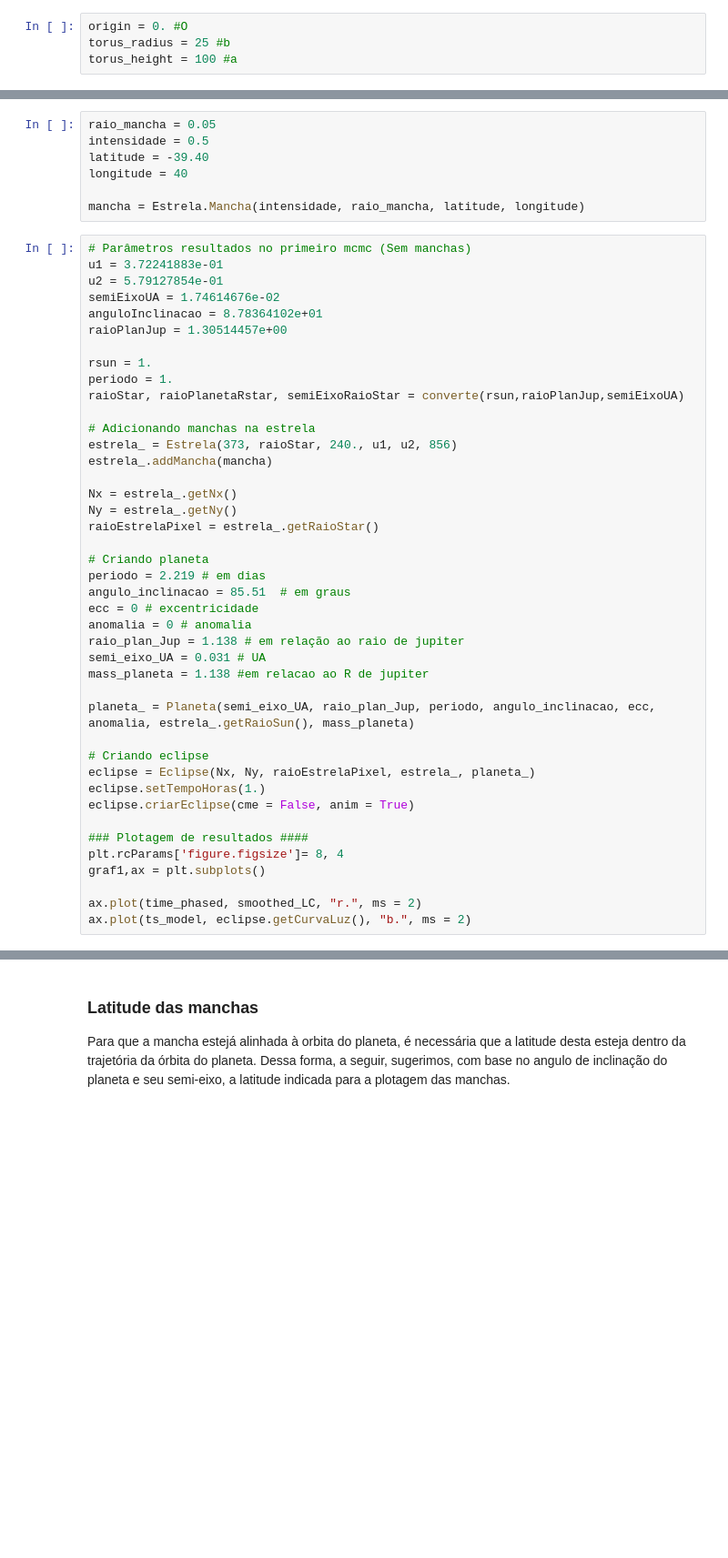
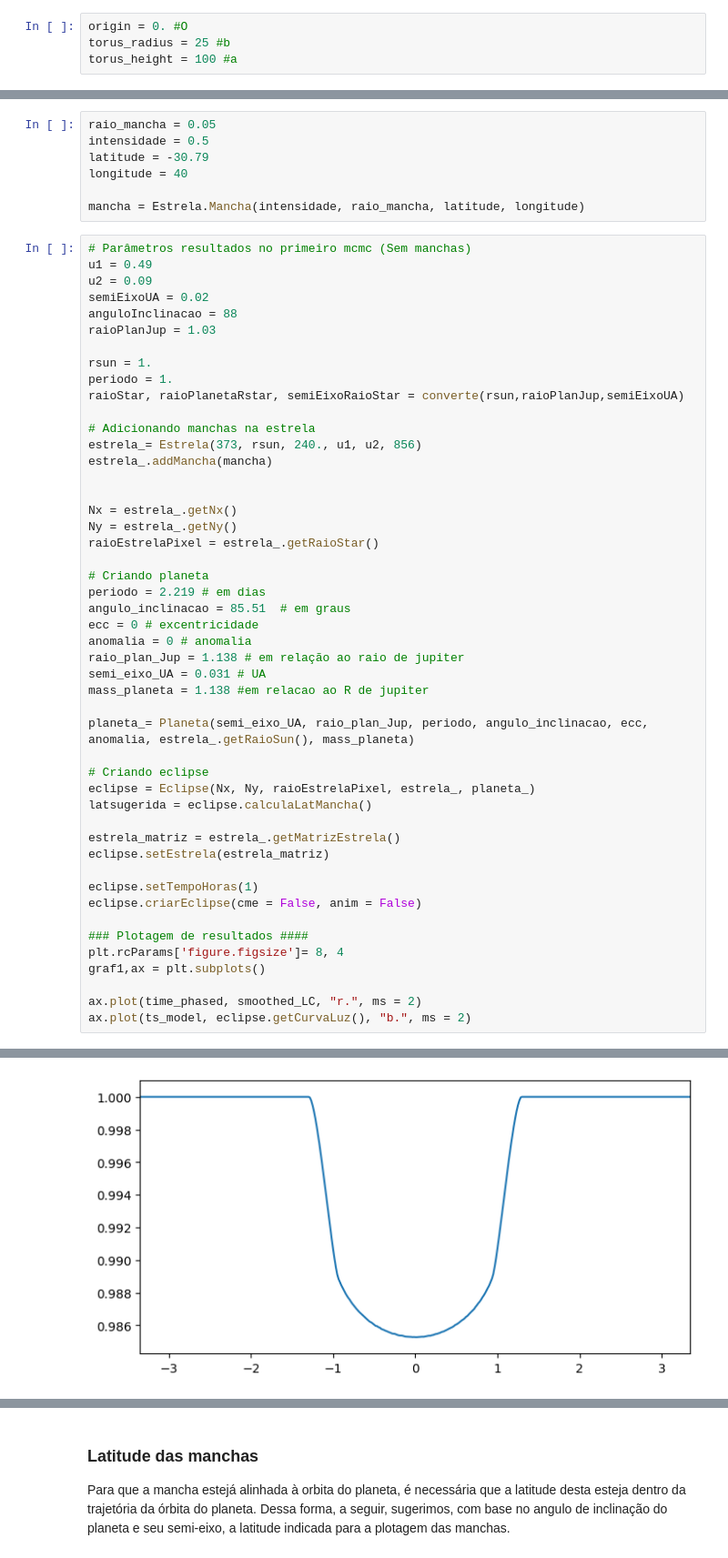
Before and after one commit to Transit-Model-CRAAM/eclipse-model-CME, a Jupyter notebook: Eclipse/main.ipynb, the cells around one changed output, grey strips where cells are left out. Shown: that part at 91% size. Saved outputs shown, nothing was run; the diff lists cells and outputs as text; blank space fills up the shorter version.

```diff
--- a/Eclipse/main.ipynb
+++ b/Eclipse/main.ipynb
@@ -194,25 +196,26 @@ _Ajustes realizados para a aplicação do algoritmo MCMC em uma Estrela manchada
 # %%
 raio_mancha = 0.05
 intensidade = 0.5
-latitude = -39.40
+latitude = -30.79
 longitude = 40
 
 mancha = Estrela.Mancha(intensidade, raio_mancha, latitude, longitude)
 # %%
 # Parâmetros resultados no primeiro mcmc (Sem manchas)
-u1 = 3.72241883e-01
-u2 = 5.79127854e-01
-semiEixoUA = 1.74614676e-02
-anguloInclinacao = 8.78364102e+01
-raioPlanJup = 1.30514457e+00
+u1 = 0.49
+u2 = 0.09
+semiEixoUA = 0.02
+anguloInclinacao = 88
+raioPlanJup = 1.03
 
 rsun = 1.
 periodo = 1.
 raioStar, raioPlanetaRstar, semiEixoRaioStar = converte(rsun,raioPlanJup,semiEixoUA)
 
 # Adicionando manchas na estrela
-estrela_ = Estrela(373, raioStar, 240., u1, u2, 856)
+estrela_= Estrela(373, rsun, 240., u1, u2, 856)
 estrela_.addMancha(mancha)
+
 
 Nx = estrela_.getNx()
 Ny = estrela_.getNy()
@@ -227,12 +230,17 @@ raio_plan_Jup = 1.138 # em relação ao raio de jupiter
 semi_eixo_UA = 0.031 # UA
 mass_planeta = 1.138 #em relacao ao R de jupiter
 
-planeta_ = Planeta(semi_eixo_UA, raio_plan_Jup, periodo, angulo_inclinacao, ecc, anomalia, estrela_.getRaioSun(), mass_planeta)
+planeta_= Planeta(semi_eixo_UA, raio_plan_Jup, periodo, angulo_inclinacao, ecc, anomalia, estrela_.getRaioSun(), mass_planeta)
 
 # Criando eclipse
 eclipse = Eclipse(Nx, Ny, raioEstrelaPixel, estrela_, planeta_)
-eclipse.setTempoHoras(1.)
-eclipse.criarEclipse(cme = False, anim = True)
+latsugerida = eclipse.calculaLatMancha()
+
+estrela_matriz = estrela_.getMatrizEstrela()
+eclipse.setEstrela(estrela_matriz)
+
+eclipse.setTempoHoras(1)
+eclipse.criarEclipse(cme = False, anim = False)
 
 ### Plotagem de resultados ####
 plt.rcParams['figure.figsize']= 8, 4
@@ -244,0 +254 @@ Aguarde um momento, a animacao do trânsito está sendo gerada...
+[figure, new version]
```
Also changed, not shown: parts of 9 cells of this notebook, 2 other files.
